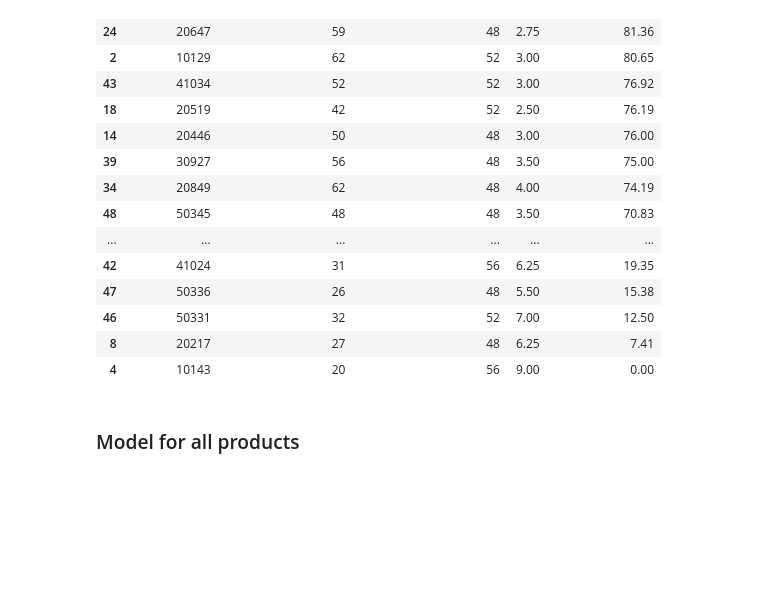
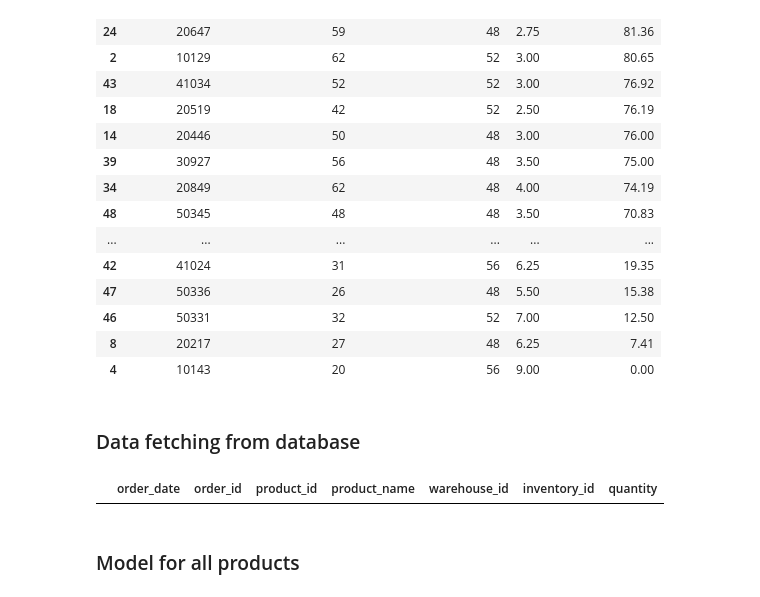
Before and after one commit to tanaymahapatra/E-commerce-Database-Management-and-Inventory-Optimization, a Jupyter notebook: model.ipynb, the cells around one changed output. Drawn from its saved outputs; the diff is of its cells as text; code cells hidden in the pictures; blank space fills up the shorter version.

Commit message:
linked database with jupyter notebook to fetch data for ML models

```diff
--- a/model.ipynb
+++ b/model.ipynb
@@ -287,6 +289,50 @@ Forecast Accuracy: 57.26%
 | 46 | 50331 | 32 | 52 | 7.00 | 12.50 |
 | 8 | 20217 | 27 | 48 | 6.25 | 7.41 |
 | 4 | 10143 | 20 | 56 | 9.00 | 0.00 |
+# %% [markdown]
+### Data fetching from database
+# %%
+
+def fetch_data() :
+    # Database credentials
+    DB_HOST = "inventory-airy-moon.sage.cloud.layerbase.dev"
+    DB_PORT = 22316
+    DB_USER = "tanay"
+    DB_PASSWORD = "123"
+    DB_NAME = "ITDETAILS"
+
+    engine = None
+    try:
+        # Establish connection
+        engine = create_engine(
+            f"mysql+pymysql://{quote_plus(DB_USER)}:"
+            f"{quote_plus(DB_PASSWORD)}@"
+            f"{DB_HOST}:{DB_PORT}/{DB_NAME}",
+            pool_pre_ping=True
+        )
+        with engine.connect() as connection:
+            try:
+                with open(os.path.join("sql","queries","model_training_data.sql"), "r", encoding="utf-8") as file:
+                    query = file.read()
+                    df = pd.read_sql(text(query),connection)
+                    return df
+
+            except Exception as e:
+                print(f"Error fetching data: {e}")
+                raise
+
+    except Exception as e:
+        print(f"Error fetching data: {e}")
+        raise
+
+    finally:
+        if engine is not None:
+            engine.dispose()
+
+df=fetch_data()
+display(df)  ## When the data will be available, use this dataframe as input for the models
+# %% [output]
+|  | order_date | order_id | product_id | product_name | warehouse_id | inventory_id | quantity |
 # %% [markdown]
 ### Model for all products
 # %%
```
Also changed, not shown: parts of 3 cells of this notebook, 1 other file.
